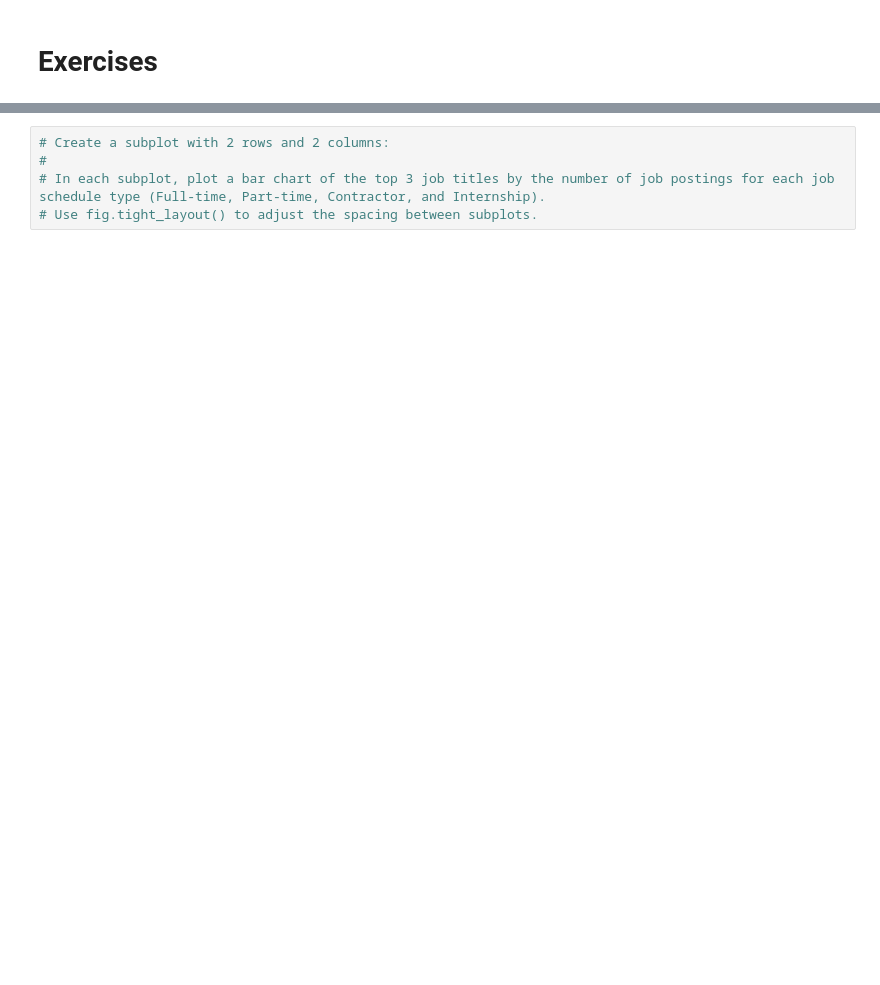
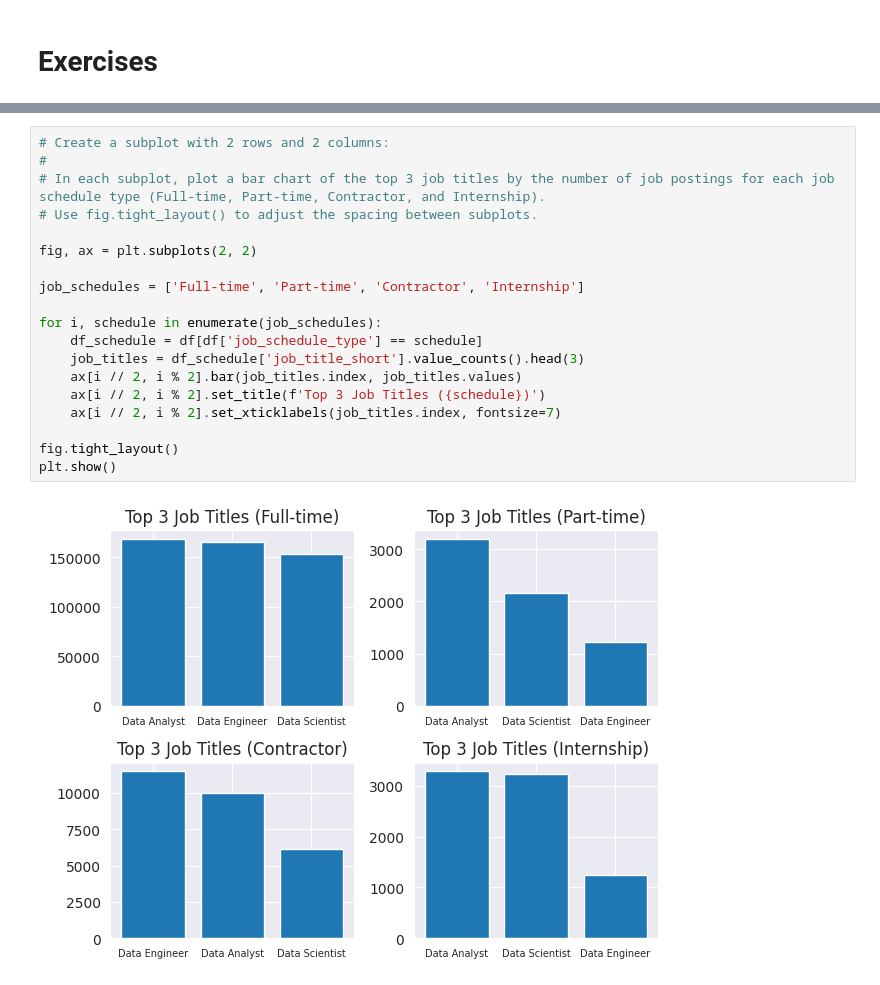
Before and after one commit to AdamWiercioch95/Python_Data_Exercises, a Jupyter notebook: matplotlib/1_Matplotlib_Format_Charts.ipynb, the cells around one changed output, grey strips where cells are left out. Drawn from its saved outputs; the diff is of its cells as text; blank space fills up the shorter version.

Commit message:
exercises with formatting charts

```diff
--- a/matplotlib/1_Matplotlib_Format_Charts.ipynb
+++ b/matplotlib/1_Matplotlib_Format_Charts.ipynb
@@ -85,5 +85,21 @@ fig.tight_layout()
 # %%
 # Create a subplot with 2 rows and 2 columns:
 #
 # In each subplot, plot a bar chart of the top 3 job titles by the number of job postings for each job schedule type (Full-time, Part-time, Contractor, and Internship).
 # Use fig.tight_layout() to adjust the spacing between subplots.
+
+fig, ax = plt.subplots(2, 2)
+
+job_schedules = ['Full-time', 'Part-time', 'Contractor', 'Internship']
+
+for i, schedule in enumerate(job_schedules):
+    df_schedule = df[df['job_schedule_type'] == schedule]
+    job_titles = df_schedule['job_title_short'].value_counts().head(3)
+    ax[i // 2, i % 2].bar(job_titles.index, job_titles.values)
+    ax[i // 2, i % 2].set_title(f'Top 3 Job Titles ({schedule})')
+    ax[i // 2, i % 2].set_xticklabels(job_titles.index, fontsize=7)
+
+fig.tight_layout()
+plt.show()
+# %% [output]
+[figure, added]
```
Also changed, not shown: parts of 4 cells of this notebook.
